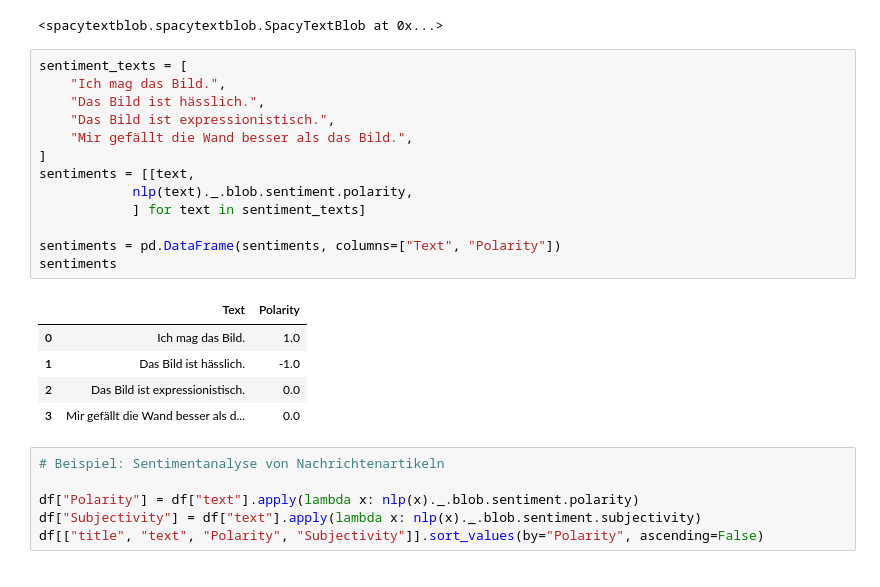
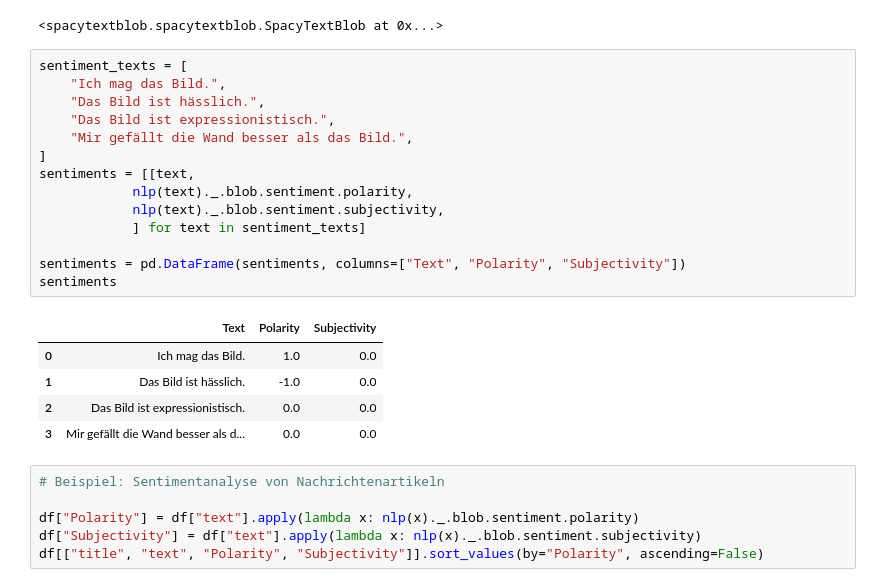
Before and after one commit to hagenest/referat-spacy, a Jupyter notebook: spacy-referat.ipynb, the cells around one changed output. Saved outputs shown, nothing was run; the diff lists cells and outputs as text.

```diff
--- a/spacy-referat.ipynb
+++ b/spacy-referat.ipynb
@@ -243,22 +248,23 @@ nlp.add_pipe("spacytextblob", config={
 # %%
 sentiment_texts = [
     "Ich mag das Bild.",
     "Das Bild ist hässlich.",
     "Das Bild ist expressionistisch.",
     "Mir gefällt die Wand besser als das Bild.",
 ]
 sentiments = [[text,
             nlp(text)._.blob.sentiment.polarity,
+            nlp(text)._.blob.sentiment.subjectivity,
             ] for text in sentiment_texts]
 
-sentiments = pd.DataFrame(sentiments, columns=["Text", "Polarity"])
+sentiments = pd.DataFrame(sentiments, columns=["Text", "Polarity", "Subjectivity"])
 sentiments
 # %% [output]
-|  | Text | Polarity |
-| 0 | Ich mag das Bild. | 1.0 |
-| 1 | Das Bild ist hässlich. | -1.0 |
-| 2 | Das Bild ist expressionistisch. | 0.0 |
-| 3 | Mir gefällt die Wand besser als d... | 0.0 |
+|  | Text | Polarity | Subjectivity |
+| 0 | Ich mag das Bild. | 1.0 | 0.0 |
+| 1 | Das Bild ist hässlich. | -1.0 | 0.0 |
+| 2 | Das Bild ist expressionistisch. | 0.0 | 0.0 |
+| 3 | Mir gefällt die Wand besser als d... | 0.0 | 0.0 |
 # %%
 # Beispiel: Sentimentanalyse von Nachrichtenartikeln
 
```
Also changed, not shown: parts of 4 cells of this notebook.
